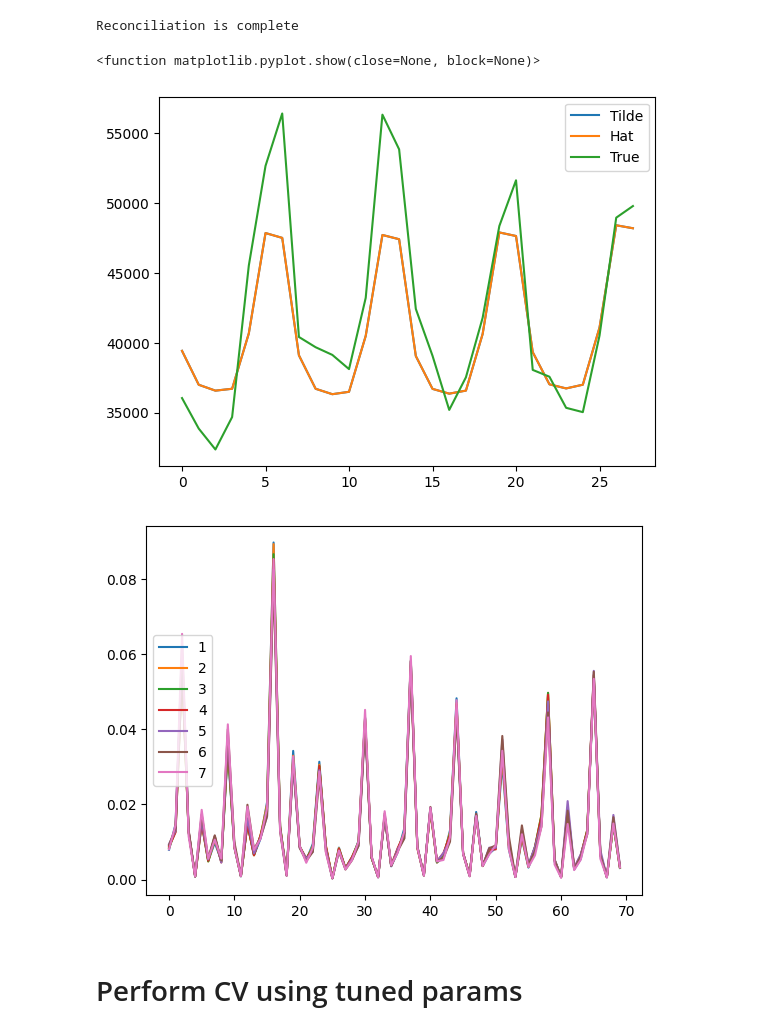
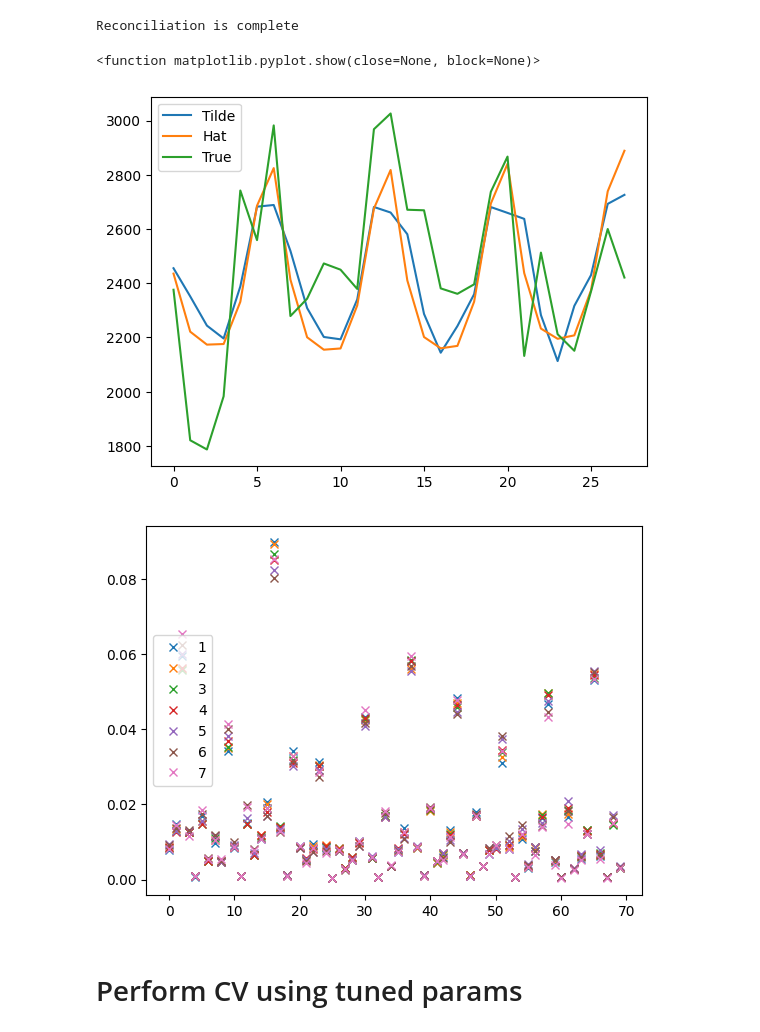
Before and after one commit to skoMarat/Hierarchical-Forecasting, a Jupyter notebook: spatial_notebook.ipynb, the cells around one changed output. Cells and saved outputs as stored; diff of their text form; code cells hidden in the pictures.

```diff
--- a/spatial_notebook.ipynb
+++ b/spatial_notebook.ipynb
@@ -58,15 +58,15 @@ tree.reconcile('top_down_ph')
 # %% [output]
 Reconciliation is complete
 # %%
-l=0
+l=32
 plt.plot(tree.mYtilde[l,:], label='Tilde')
 plt.plot(tree.mYhat[l,:], label='Hat')
 plt.plot(tree.mY[l,-28:], label='True')
 plt.legend()
 plt.show
 # %% [output]
 <function matplotlib.pyplot.show(close=None, block=None)>
-[figure, old version]
+[figure, new version]
 # %%
 n=tree.mS.shape[1]
 m=tree.mS.shape[0]
@@ -84,11 +84,11 @@ for i in range(tP.shape[0]):
     vP = np.mean((mY_i[-iB:,:]/mY_i[0,:]) , axis=1)  #TODO 7 dynamic
 
     vP=vP.reshape((iB,1))
-    plt.plot(vP,label=str(i+1))
+    plt.plot(vP,label=str(i+1) , marker='x' , linestyle='')
 plt.legend()
 plt.show()
 # %% [output]
-[figure, old version]
+[figure, new version]
 # %% [markdown]
 # Perform CV using tuned params
 # %%
```
Also changed, not shown: parts of 3 cells of this notebook, 5 other files.
